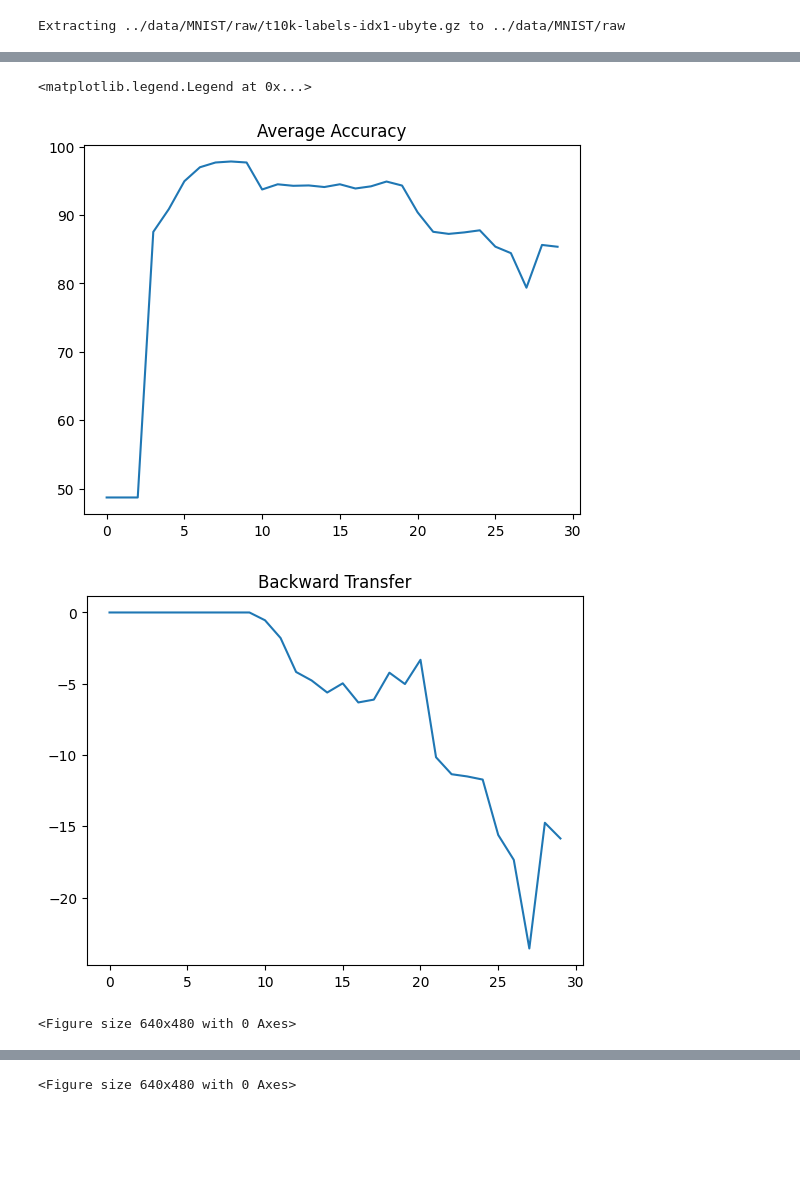
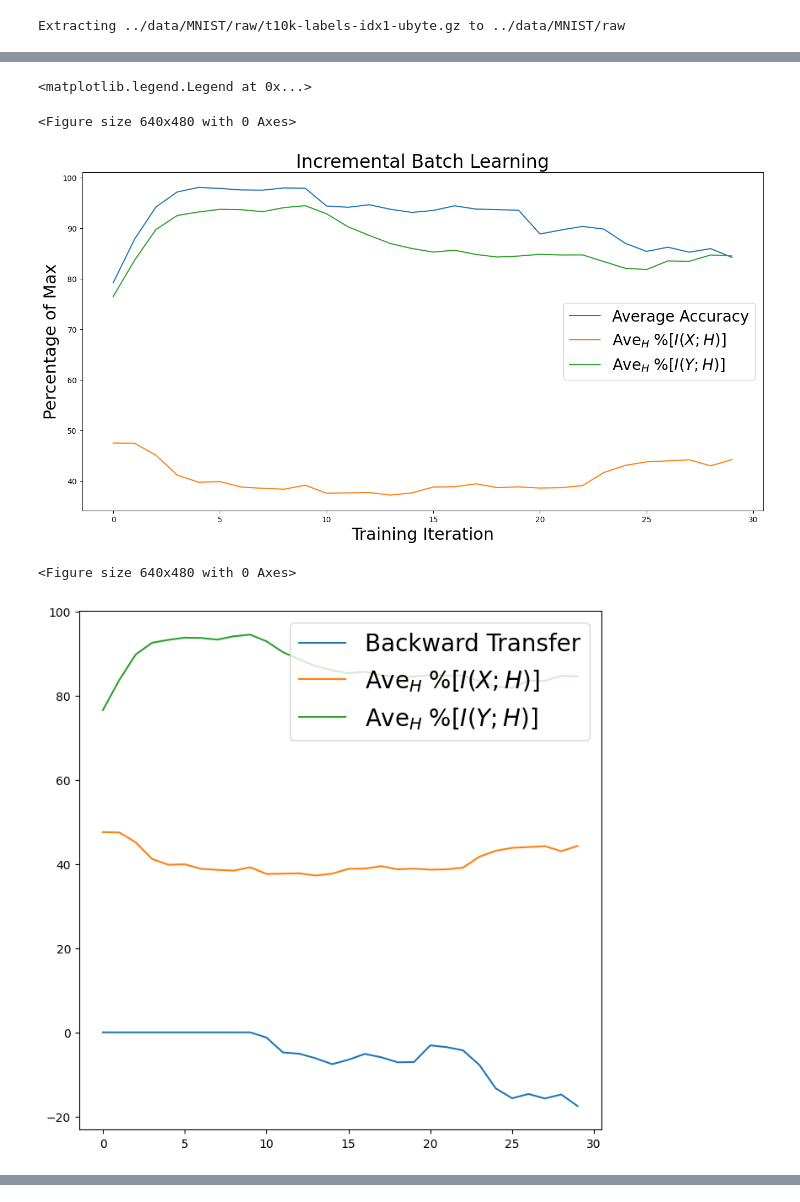
Before and after one commit to prasanthyss/MAT1510_Project-, a Jupyter notebook: incremental_batch_learning.ipynb, the cells around one changed output, grey strips where cells are left out. Drawn from its saved outputs; the diff is of its cells as text; code cells hidden in the pictures; blank space fills up the shorter version.

Commit message:
Updated plots

```diff
--- a/incremental_batch_learning.ipynb
+++ b/incremental_batch_learning.ipynb
@@ -44,3 +44,16 @@ weight_decay    = 0
 
 # Mutual Information Parameters
 n_bins          = 100
+
+# Control randomnness
+seed = 42
+random.seed(seed)
+np.random.seed(seed)
+torch.manual_seed(seed)
+def seed_worker(worker_id):
+    worker_seed = torch.initial_seed() % 2**32
+    np.random.seed(worker_seed)
+    random.seed(worker_seed)
+
+g = torch.Generator()
+g.manual_seed(seed)
@@ -71,7 +86,8 @@ def get_train_loader(task):
 
     # Make dataset loaders
     train_loader = torch.utils.data.DataLoader(
-        train_dataset, batch_size=train_batch_size, shuffle=True, drop_last=True
+        train_dataset, batch_size=train_batch_size, shuffle=True, drop_last=True,
+        worker_init_fn=seed_worker, generator=g
     )
     return train_loader
 
@@ -85,7 +101,8 @@ def get_test_loader(task):
     train_dataset.tensors = (torch.from_numpy(pca.transform(train_dataset.tensors[0])).float(), train_dataset.tensors[1])
     test_dataset.tensors  = (torch.from_numpy(pca.transform(test_dataset.tensors[0])).float(), test_dataset.tensors[1])
     test_loader   = torch.utils.data.DataLoader(
-        test_dataset, batch_size=test_batch_size, shuffle=False, drop_last=False
+        test_dataset, batch_size=test_batch_size, shuffle=False, drop_last=False,
+        worker_init_fn=seed_worker, generator=g
     )
     return test_loader
 
@@ -99,7 +116,8 @@ def get_MI_loader(task):
 
     # Make dataset loaders
     MI_loader = torch.utils.data.DataLoader(
-        train_dataset, batch_size=len(train_dataset), shuffle=False, drop_last=False
+        train_dataset, batch_size=len(train_dataset), shuffle=False, drop_last=False,
+        worker_init_fn=seed_worker, generator=g
     )
     return MI_loader
 # %%
@@ -441,29 +459,40 @@ ave_MI_XH_perc = torch.mean(MI_XH_perc, dim=1)
 ave_MI_YH_perc = torch.mean(MI_YH_perc, dim=1)
 # %%
 #@title Make Plots
+"""
 plt.figure()
 plt.title("Average Accuracy")
 plt.plot(ave_accuracy)
 
 plt.figure()
 plt.title("Backward Transfer")
 plt.plot(backward_transfer)
+"""
+plt.rc('axes', titlesize=24)
+plt.rc('legend', fontsize=20)
+plt.rc('axes', labelsize=22)
 
 plt.figure()
-fig, ax = plt.subplots(figsize=(8, 8))
+fig, ax = plt.subplots(figsize=(16, 8))
 ax.plot(ave_accuracy, label="Average Accuracy")
 ax.plot(ave_MI_XH_perc, label="$\mathrm{Ave}_H \; \%[I(X;H)]$")
 ax.plot(ave_MI_YH_perc, label="$\mathrm{Ave}_H \; \%[I(Y;H)]$")
 plt.legend()
+plt.title("Incremental Batch Learning")
+ax.set_xlabel('Training Iteration')
+ax.set_ylabel("Percentage of Max")
+
+
 
 plt.figure()
 fig, ax = plt.subplots(figsize=(8, 8))
 ax.plot(backward_transfer, label="Backward Transfer")
 ax.plot(ave_MI_XH_perc, label="$\mathrm{Ave}_H \; \%[I(X;H)]$")
 ax.plot(ave_MI_YH_perc, label="$\mathrm{Ave}_H \; \%[I(Y;H)]$")
 plt.legend()
 # %% [output]
 <matplotlib.legend.Legend at 0x...>
+<Figure size 640x480 with 0 Axes>
-[figure, old version]
+[figure, new version]
+<Figure size 640x480 with 0 Axes>
-[figure, old version]
+[figure, new version]
-<Figure size 640x480 with 0 Axes>
@@ -471 +498,0 @@ plt.legend()
-<Figure size 640x480 with 0 Axes>
```
Also changed, not shown: parts of 6 cells of this notebook, 2 other files.
